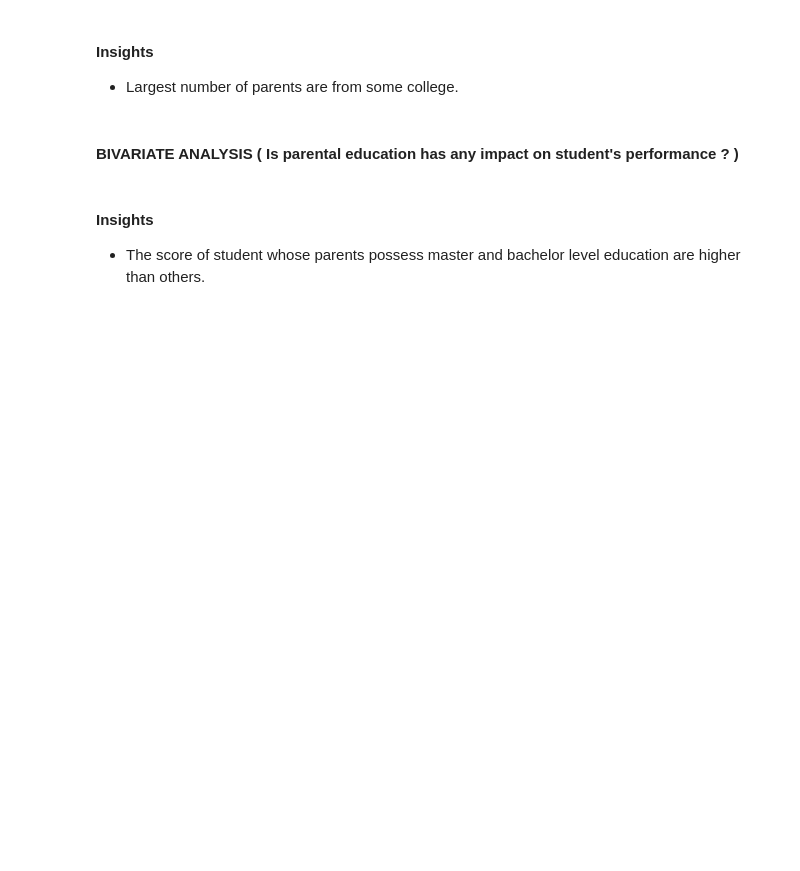
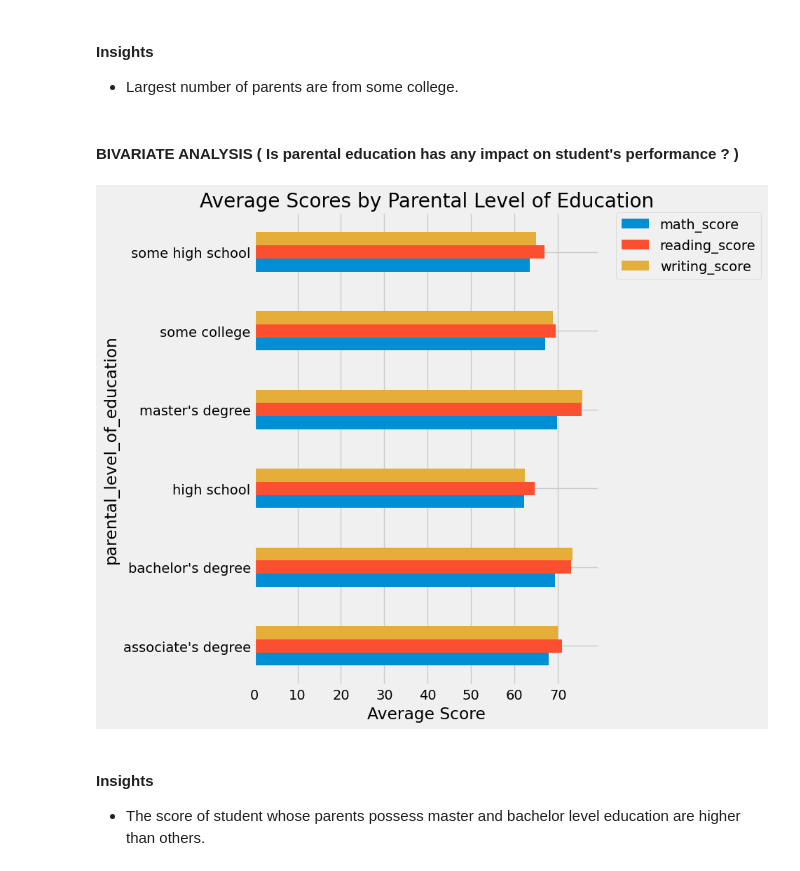
Before and after one commit to NandaSC833/ML-project, a Jupyter notebook: src/notebook/data/1 . EDA STUDENT PERFORMANCE .ipynb, the cells around one changed output. Cells and saved outputs as stored; diff of their text form; code cells hidden in the pictures; blank space fills up the shorter version.

```diff
--- a/src/notebook/data/1 . EDA STUDENT PERFORMANCE .ipynb
+++ b/src/notebook/data/1 . EDA STUDENT PERFORMANCE .ipynb
@@ -547,3 +543,19 @@ plt.show()
+# %%
+# Select only numeric score columns for aggregation
+score_cols = ['math_score', 'reading_score', 'writing_score']
+
+# Group and calculate mean
+grouped = df.groupby('parental_level_of_education')[score_cols].mean()
+
+# Plot
+grouped.plot(kind='barh', figsize=(10, 8))
+plt.title('Average Scores by Parental Level of Education')
+plt.xlabel('Average Score')
+plt.legend(bbox_to_anchor=(1.05, 1), loc=2, borderaxespad=0.)
+plt.tight_layout()
+plt.show()
+# %% [output]
+[figure, added]
 # %% [markdown]
 #### Insights
 - The score of student whose parents possess master and bachelor level education are higher than others.
```
Also changed, not shown: parts of 6 cells of this notebook, 9 other files.
